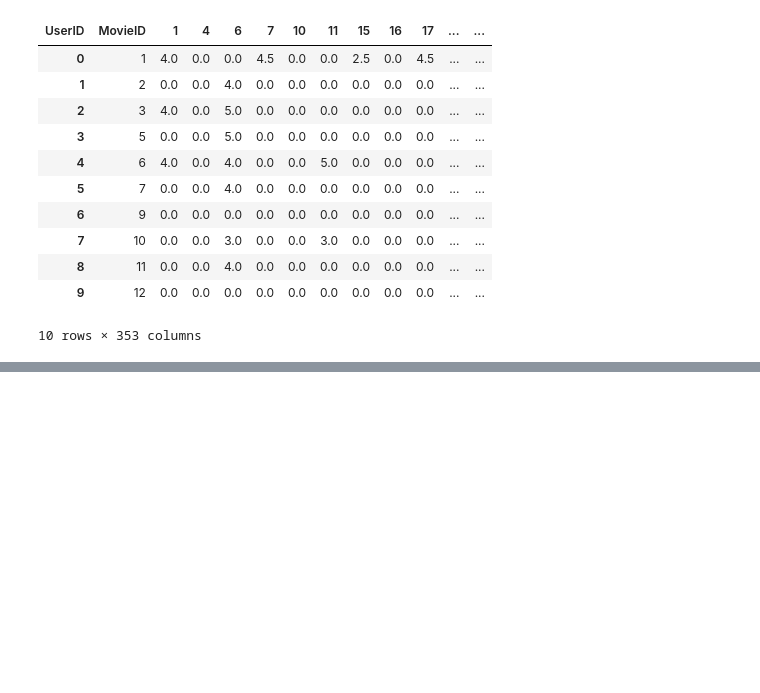
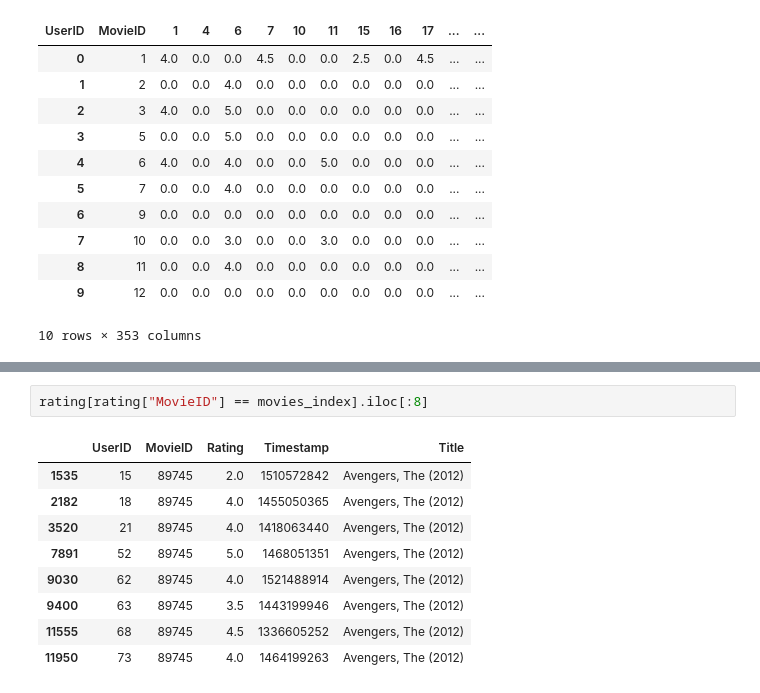
Before and after one commit to Intariteutututututu/Caesar, a Jupyter notebook: Lab 02.ipynb, the cells around one changed output, grey strips where cells are left out. Cells and saved outputs as stored; diff of their text form; blank space fills up the shorter version.

```diff
--- a/Lab 02.ipynb
+++ b/Lab 02.ipynb
@@ -217,0 +227,12 @@ model.fit(rating_matrix)
+# %%
+rating[rating["MovieID"] == movies_index].iloc[:8]
+# %% [output]
+|  | UserID | MovieID | Rating | Timestamp | Title |
+| 1535 | 15 | 89745 | 2.0 | 1510572842 | Avengers, The (2012) |
+| 2182 | 18 | 89745 | 4.0 | 1455050365 | Avengers, The (2012) |
+| 3520 | 21 | 89745 | 4.0 | 1418063440 | Avengers, The (2012) |
+| 7891 | 52 | 89745 | 5.0 | 1468051351 | Avengers, The (2012) |
+| 9030 | 62 | 89745 | 4.0 | 1521488914 | Avengers, The (2012) |
+| 9400 | 63 | 89745 | 3.5 | 1443199946 | Avengers, The (2012) |
+| 11555 | 68 | 89745 | 4.5 | 1336605252 | Avengers, The (2012) |
+| 11950 | 73 | 89745 | 4.0 | 1464199263 | Avengers, The (2012) |
```
Also changed, not shown: parts of 18 cells of this notebook.
